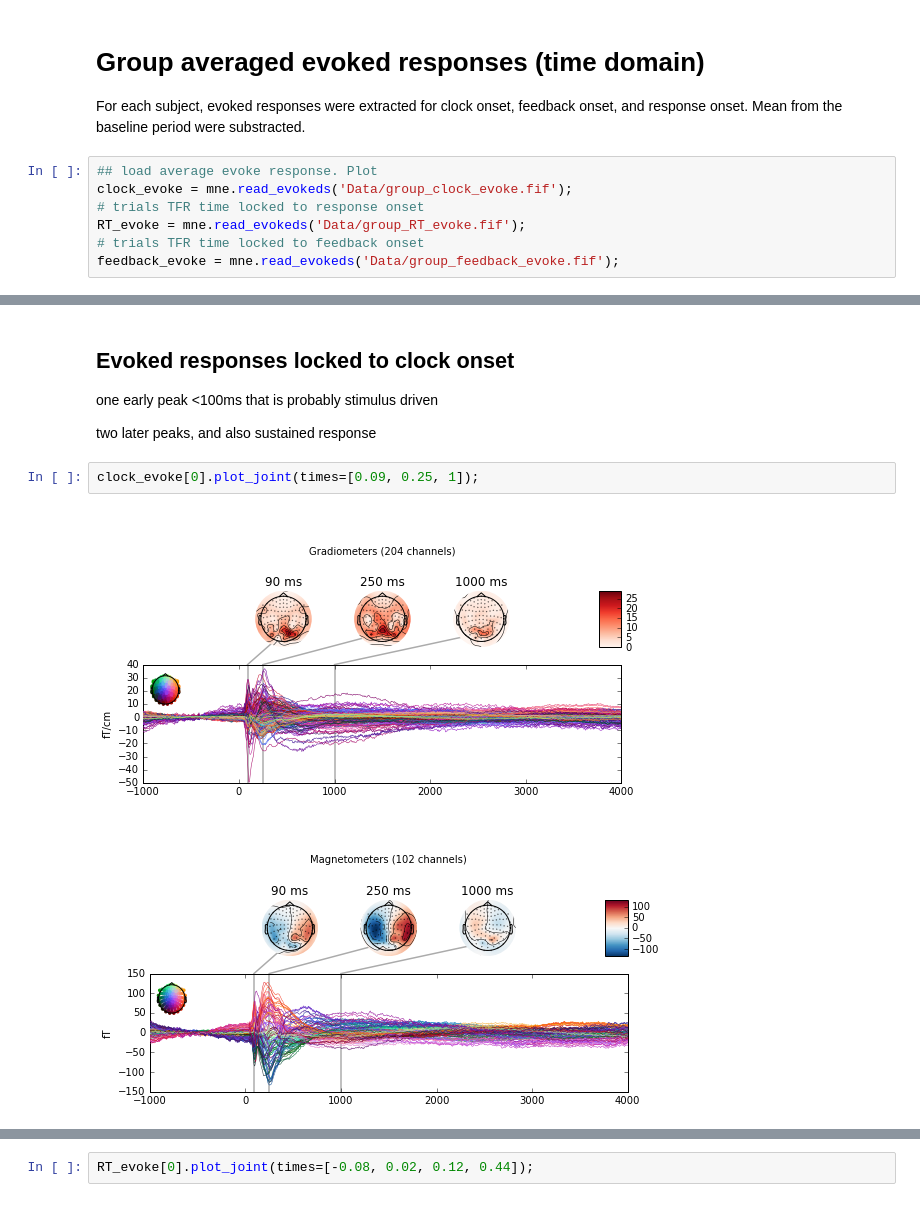
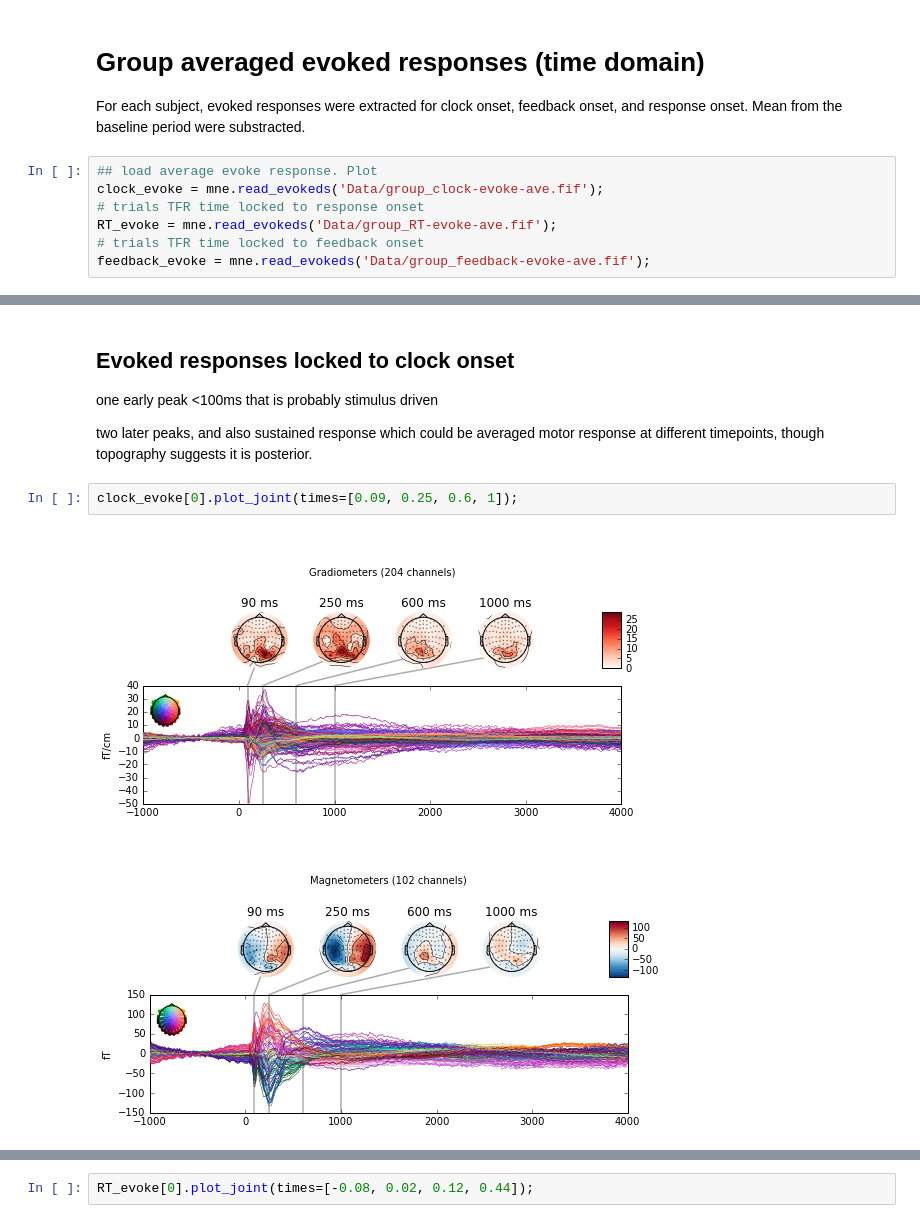
Before and after one commit to kaihwang/Clock, a Jupyter notebook: Plots.ipynb, the cells around one changed output, grey strips where cells are left out. Cells and saved outputs as stored; diff of their text form.

```diff
--- a/Plots.ipynb
+++ b/Plots.ipynb
@@ -80,9 +80,9 @@ Loading data for 20 events and 176 original time points ...
 For each subject, evoked responses were extracted for clock onset, feedback onset, and response onset. Mean from the baseline period were substracted.
 # %%
 ## load average evoke response. Plot
-clock_evoke = mne.read_evokeds('Data/group_clock_evoke.fif');
+clock_evoke = mne.read_evokeds('Data/group_clock-evoke-ave.fif');
 # trials TFR time locked to response onset
-RT_evoke = mne.read_evokeds('Data/group_RT_evoke.fif');
+RT_evoke = mne.read_evokeds('Data/group_RT-evoke-ave.fif');
 # trials TFR time locked to feedback onset
-feedback_evoke = mne.read_evokeds('Data/group_feedback_evoke.fif');
+feedback_evoke = mne.read_evokeds('Data/group_feedback-evoke-ave.fif');
 # %% [output]
@@ -115,12 +108,12 @@ No baseline correction applied
 
 one early peak <100ms that is probably stimulus driven
 
-two later peaks, and also sustained response
+two later peaks, and also sustained response which could be averaged motor response at different timepoints, though topography suggests it is posterior.
 # %%
-clock_evoke[0].plot_joint(times=[0.09, 0.25, 1]);
+clock_evoke[0].plot_joint(times=[0.09, 0.25, 0.6, 1]);
 # %% [output]
-[figure, old version]
+[figure, new version]
-[figure, old version]
+[figure, new version]
 # %% [markdown]
 ## Evoked responses locked to button press
 
```
Also changed, not shown: parts of 5 cells of this notebook, 1 other file.
